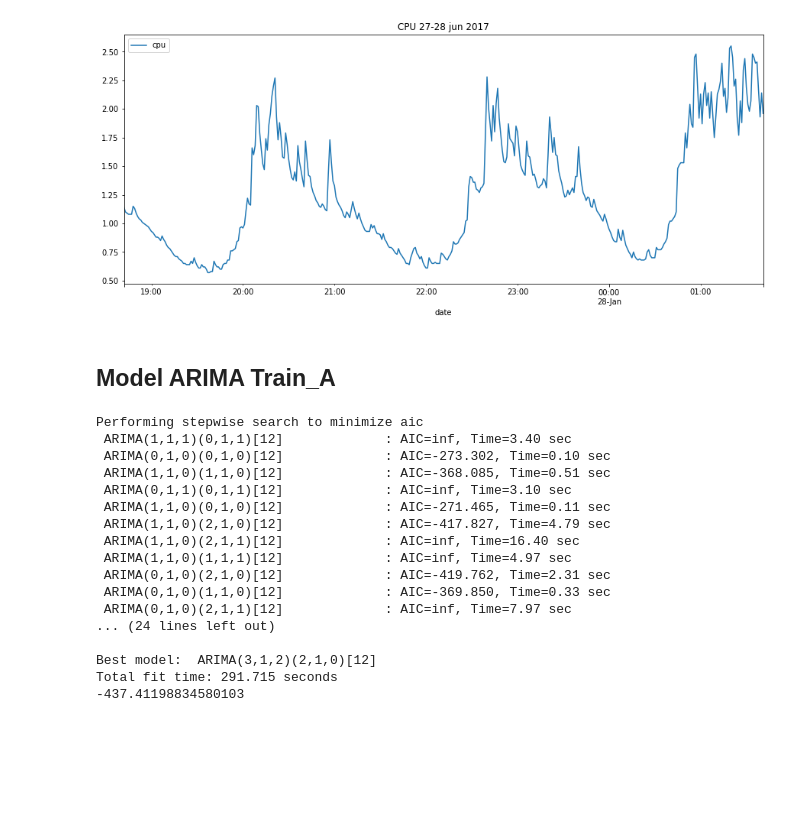
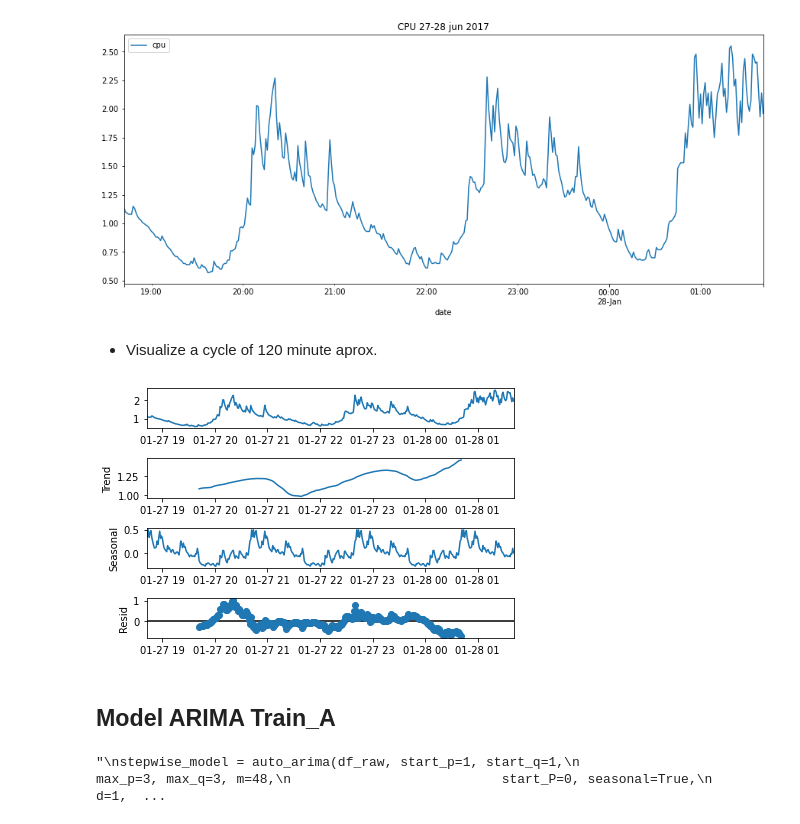
Before and after one commit to sgso-free/usecpu-time-series-project, a Jupyter notebook: src/explore.ipynb, the cells around one changed output. Saved outputs shown, nothing was run; the diff lists cells and outputs as text; code cells hidden in the pictures; blank space fills up the shorter version.

```diff
--- a/src/explore.ipynb
+++ b/src/explore.ipynb
@@ -134,33 +140,29 @@ df_raw.plot(title="CPU 27-28 jun 2017", figsize=(15,6))
 # %% [output]
 <AxesSubplot:title={'center':'CPU 27-28 jun 2017'}, xlabel='date'>
 [figure]
+# %% [markdown]
+- Visualize a cycle of 120 minute aprox.
+# %%
+#rcParams['figure.figsize'] = 11, 9
+from statsmodels.tsa.seasonal import seasonal_decompose
+decomposition = seasonal_decompose(df_raw,model='additive',period=120) # 2 hours period, the datetime is in minutes
+fig = decomposition.plot()
+plt.show()
+# %% [output]
+[figure, added]
 # %% [markdown]
 ## Model ARIMA Train_A
 # %%
 from pmdarima.arima import auto_arima
+"""
 stepwise_model = auto_arima(df_raw, start_p=1, start_q=1,
-                           max_p=3, max_q=3, m=12,
+                           max_p=3, max_q=3, m=48,
                            start_P=0, seasonal=True,
                            d=1, D=1, trace=True,
                            error_action='ignore',
                            suppress_warnings=True,
                            stepwise=True)
-print(stepwise_model.aic())
+print(stepwise_model.aic())¨
+"""
 # %% [output]
-Performing stepwise search to minimize aic
- ARIMA(1,1,1)(0,1,1)[12]             : AIC=inf, Time=3.40 sec
- ARIMA(0,1,0)(0,1,0)[12]             : AIC=-273.302, Time=0.10 sec
- ARIMA(1,1,0)(1,1,0)[12]             : AIC=-368.085, Time=0.51 sec
- ARIMA(0,1,1)(0,1,1)[12]             : AIC=inf, Time=3.10 sec
- ARIMA(1,1,0)(0,1,0)[12]             : AIC=-271.465, Time=0.11 sec
- ARIMA(1,1,0)(2,1,0)[12]             : AIC=-417.827, Time=4.79 sec
- ARIMA(1,1,0)(2,1,1)[12]             : AIC=inf, Time=16.40 sec
- ARIMA(1,1,0)(1,1,1)[12]             : AIC=inf, Time=4.97 sec
- ARIMA(0,1,0)(2,1,0)[12]             : AIC=-419.762, Time=2.31 sec
- ARIMA(0,1,0)(1,1,0)[12]             : AIC=-369.850, Time=0.33 sec
- ARIMA(0,1,0)(2,1,1)[12]             : AIC=inf, Time=7.97 sec
-... (24 lines left out)
-
-Best model:  ARIMA(3,1,2)(2,1,0)[12]
-Total fit time: 291.715 seconds
--437.41198834580103
+"\nstepwise_model = auto_arima(df_raw, start_p=1, start_q=1,\n                           max_p=3, max_q=3, m=48,\n                           start_P=0, seasonal=True,\n                           d=1,  ...
```
Also changed, not shown: parts of 12 cells of this notebook, 1 other file.
